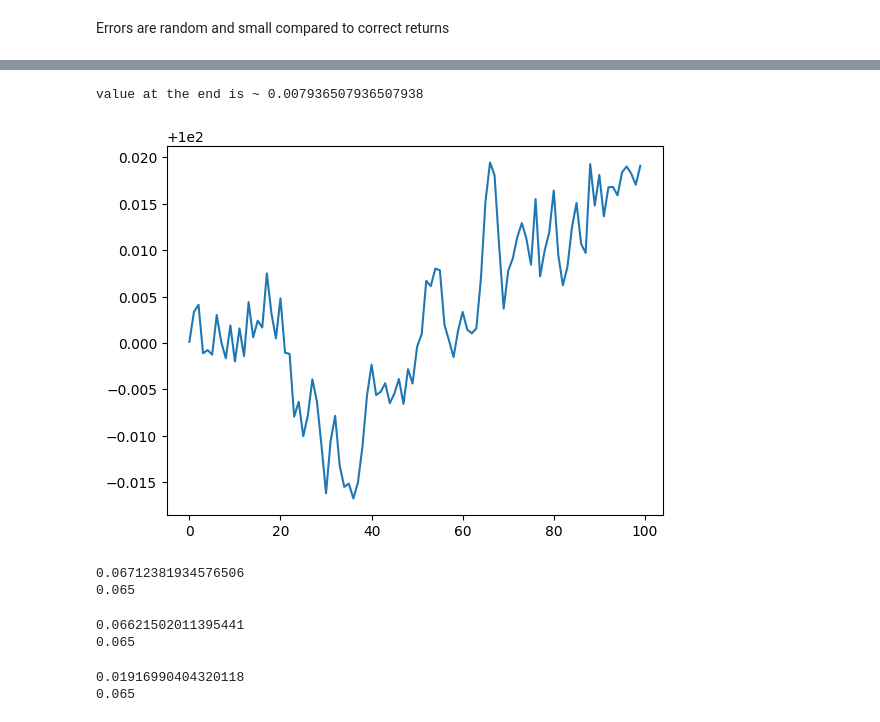
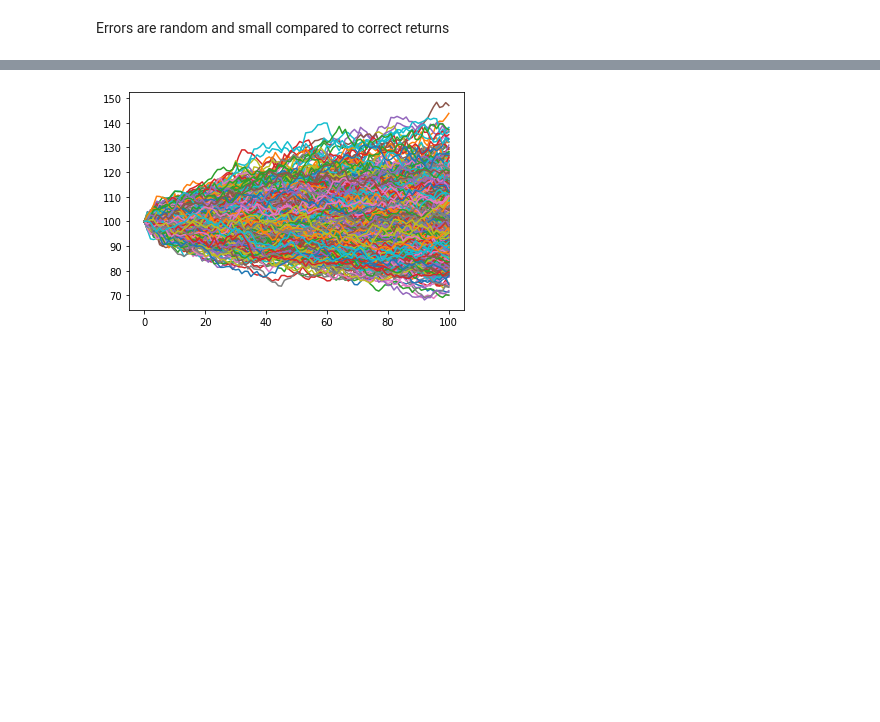
Before and after one commit to ag3nt3154/Quantitative_Finance_Modelling, a Jupyter notebook: 5. Monte_carlo_option_pricing.ipynb, the cells around one changed output, grey strips where cells are left out. Cells and saved outputs as stored; diff of their text form; code cells hidden in the pictures; blank space fills up the shorter version.

```diff
--- a/5. Monte_carlo_option_pricing.ipynb
+++ b/5. Monte_carlo_option_pricing.ipynb
@@ -38,7 +38,7 @@ mean return after 1 year: 0.02012067860673339
 drift: 0.02
 # %%
 # lognormal distribution
-f = lognorm.ppf(np.random.rand(100000000), s=vol, loc=0, scale=np.exp(drift))
+f = lognorm.ppf(np.random.rand(10000000), s=vol, loc=0, scale=np.exp(drift))
 print(f'mean return after 1 year: {np.mean(f) - 1}')
 print(f'drift + 0.5 * vol^2: {0.5 * vol ** 2 + drift}')
 # %% [output]
@@ -81,6 +81,7 @@ def generate_stochastic_stock_price(drift, vol, initial_price, num_steps, step_s
     '''
     w = np.random.normal(0, 1, size=num_steps)
     returns = 1 + drift * step_size + vol * np.sqrt(step_size) * w
+    returns = np.insert(returns, 0, 1)
     prices = initial_price * np.cumprod(returns)
     return prices
 
@@ -91,47 +92,7 @@ plt.plot(generate_stochastic_stock_price(drift, vol, initial_stock_price, 252, 1
 # %%
-price_series_arr = np.array([generate_stochastic_stock_price(drift, vol, initial_stock_price, 100, 1/252) for f in range(100000)])
-# for f in price_series_arr:
-#     plt.plot(f)
-# plt.show()
-plt.plot(np.mean(price_series_arr, axis=0))
-step_size = 100/252
-print(f'value at the end is ~ {0.5 * (vol * np.sqrt(step_size))**2}')
+price_series_arr = np.array([generate_stochastic_stock_price(drift, vol, initial_stock_price, 100, 1/252) for f in range(1000)])
+for f in price_series_arr:
+    plt.plot(f)
+plt.show()
 # %% [output]
-value at the end is ~ 0.007936507936507938
-[figure, old version]
+[figure, new version]
-# %%
-def test():
-    test = np.random.rand(252)
-
-    drift = 0.01
-    step_size = 1/252
-
-    norm1 = norm.ppf(test, loc=drift * step_size, scale=vol * np.sqrt(step_size))
-
-
-    # plt.plot(1 + norm1)
-
-    lognorm1 = lognorm.ppf(test, vol * np.sqrt(step_size), loc=0, scale=np.exp(drift * step_size))
-    # plt.plot(lognorm1)
-
-    return lognorm1[-1]
-
-vol = 0.3
-drift = 0.02
-# %% [output]
-0.06712381934576506
-0.065
-# %%
-f1 = [np.prod(lognorm.ppf(np.random.rand(252), s=vol/np.sqrt(252), loc=0, scale=np.exp(drift/252)), axis=0) for i in range(100000)]
-print(np.mean(f1) - 1)
-print(0.5 * (vol) ** 2 + drift)
-# %% [output]
-0.06621502011395441
-0.065
-# %%
-f2 = 1 + drift + vol * np.random.normal(0, 1, size= 100000)
-print(np.mean(f2) - 1)
-print(0.5 * (vol) ** 2 + drift)
-# %% [output]
-0.01916990404320118
-0.065
```
Also changed, not shown: parts of 23 cells of this notebook, 3 other files.
